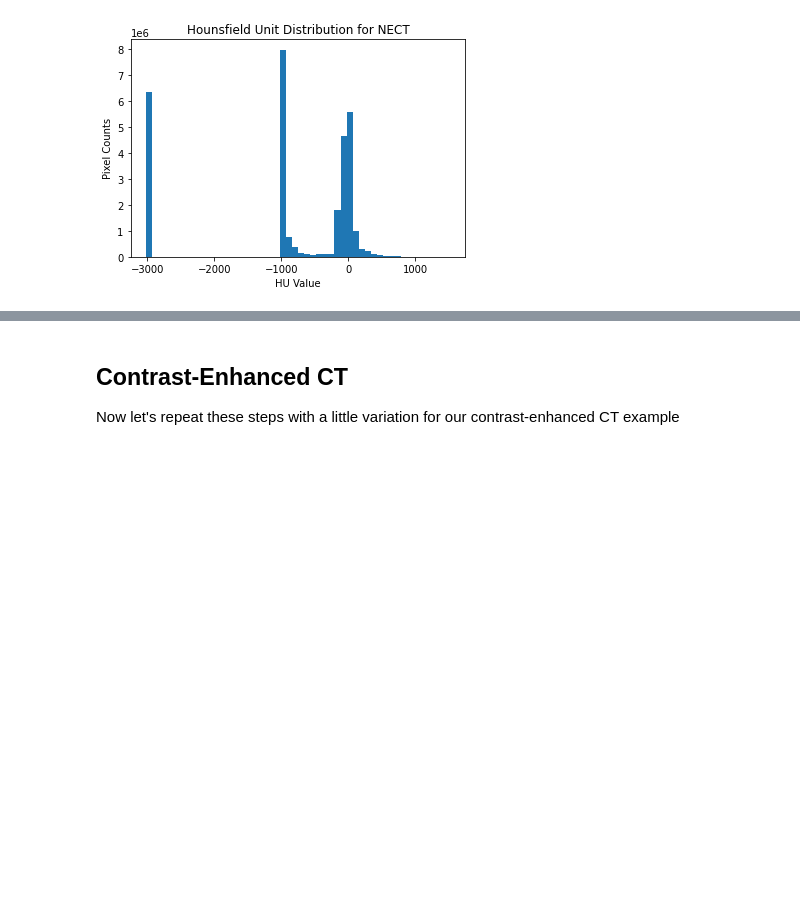
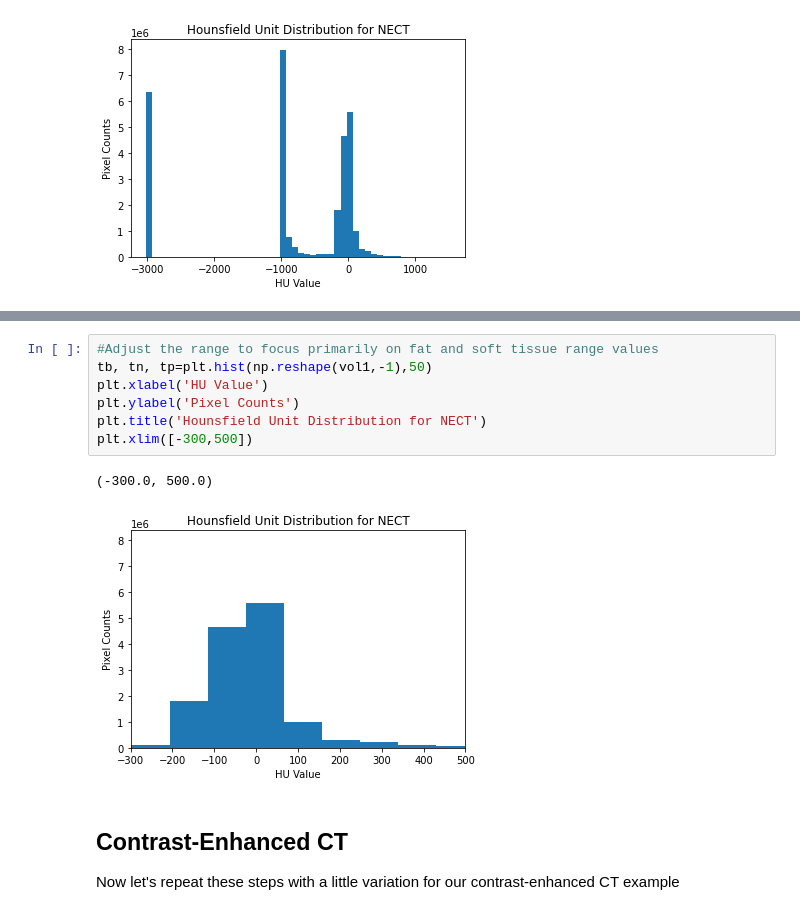
Before and after one commit to csabot3/liverAItutorial, a Jupyter notebook: Lesson1_DataBasics_Colab.ipynb, the cells around one changed output, grey strips where cells are left out. Cells and saved outputs as stored; diff of their text form; blank space fills up the shorter version.

```diff
--- a/Lesson1_DataBasics_Colab.ipynb
+++ b/Lesson1_DataBasics_Colab.ipynb
@@ -225,3 +249,13 @@ Text(0.5, 1.0, 'Hounsfield Unit Distribution for NECT')
+# %%
+#Adjust the range to focus primarily on fat and soft tissue range values
+tb, tn, tp=plt.hist(np.reshape(vol1,-1),50)
+plt.xlabel('HU Value')
+plt.ylabel('Pixel Counts')
+plt.title('Hounsfield Unit Distribution for NECT')
+plt.xlim([-300,500])
+# %% [output]
+(-300.0, 500.0)
+[figure, added]
 # %% [markdown]
 ## Contrast-Enhanced CT
 
```
Also changed, not shown: parts of 15 cells of this notebook.
